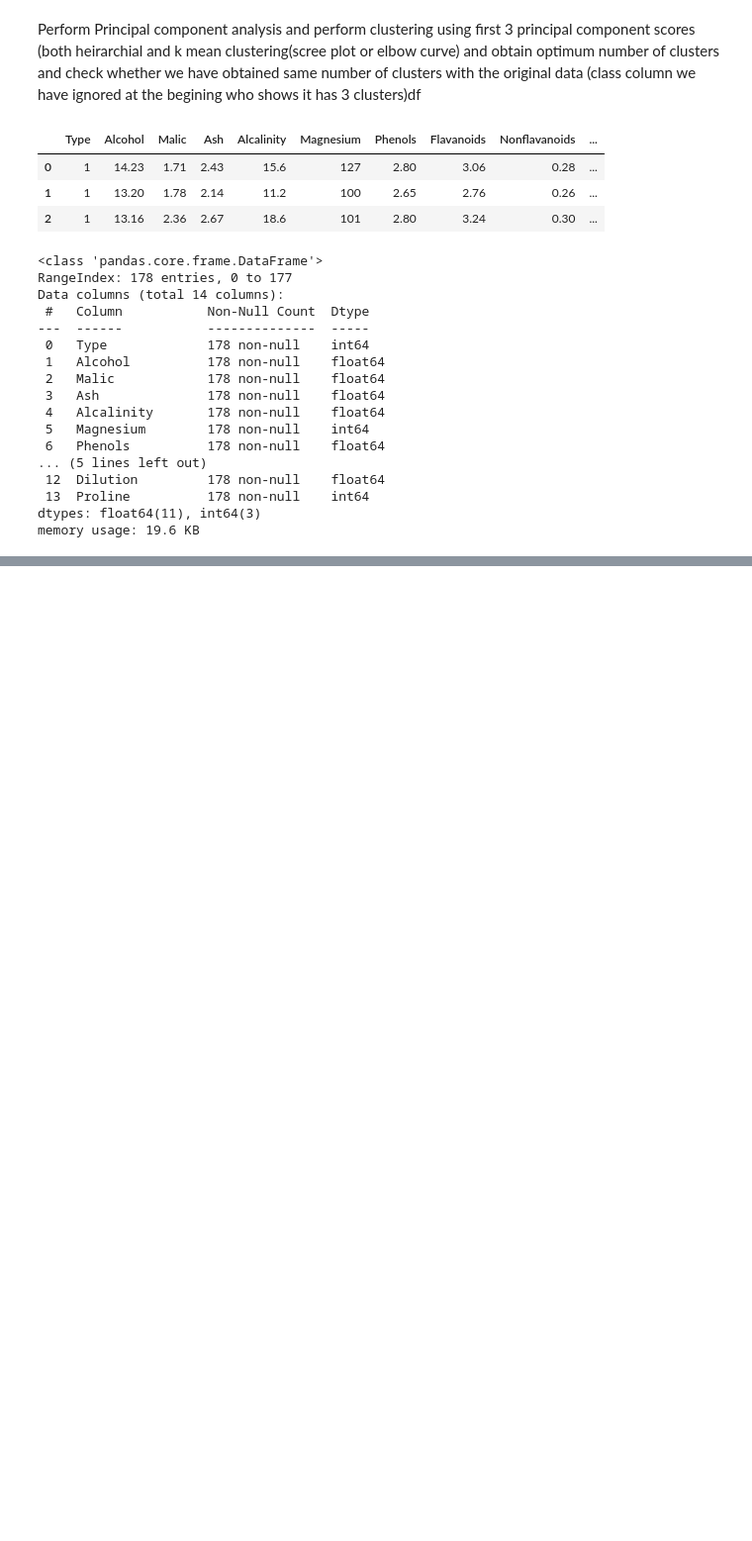
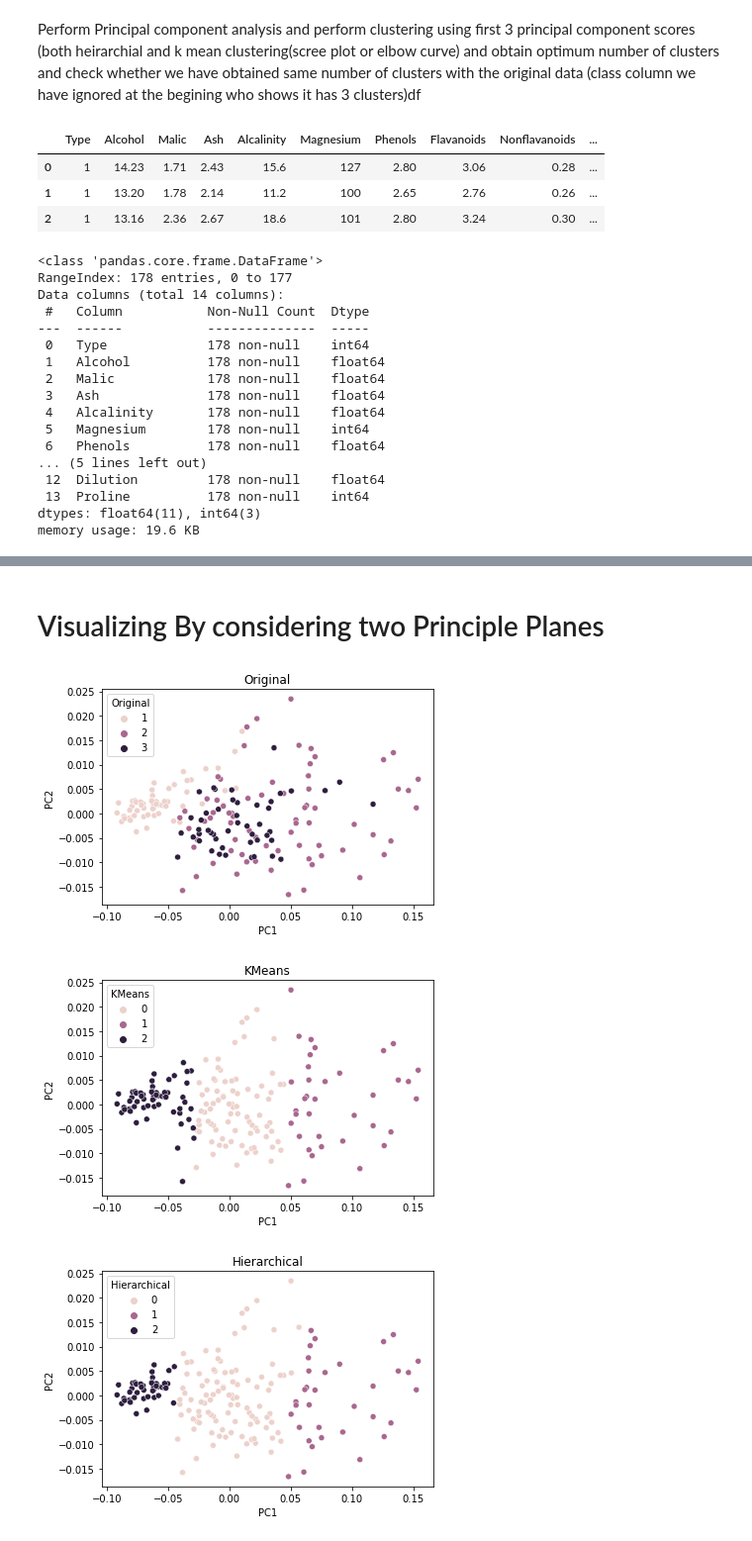
Before and after one commit to SuryaBhaskar33/Data_Science, a Jupyter notebook: 8_PCA/PCA.ipynb, the cells around one changed output, grey strips where cells are left out. Shown at 99% size. Cells and saved outputs as stored; diff of their text form; code cells hidden in the pictures; blank space fills up the shorter version.

```diff
--- a/8_PCA/PCA.ipynb
+++ b/8_PCA/PCA.ipynb
@@ -35,0 +185,3 @@ memory usage: 19.6 KB
+# %%
+data_y["KMeans"] = kmeans.labels_
+data_y
@@ -35,0 +209,4 @@ memory usage: 19.6 KB
+# %%
+# Create Clusters
+Hierarchical=AgglomerativeClustering(n_clusters=3,affinity='euclidean',linkage='ward')
+Hierarchical.fit_predict(final_df)
@@ -35,0 +223,4 @@ memory usage: 19.6 KB
+# %%
+data_y["Hierarchical"] = Hierarchical.labels_
+data_y.rename(mapper={"Type":"Original"},axis=1,inplace=True)
+data_y
@@ -35,0 +241,11 @@ memory usage: 19.6 KB
+# %% [markdown]
+# Visualizing By considering two Principle Planes
+# %%
+for i in range(3):
+    plt.title(data_y.columns[i])
+    sns.scatterplot(final_df["PC1"],final_df["PC2"],hue=data_y.iloc[:,i])
+    plt.show()
+# %% [output]
+[figure, added]
+[figure, added]
+[figure, added]
```
Also changed, not shown: parts of 21 cells of this notebook.
